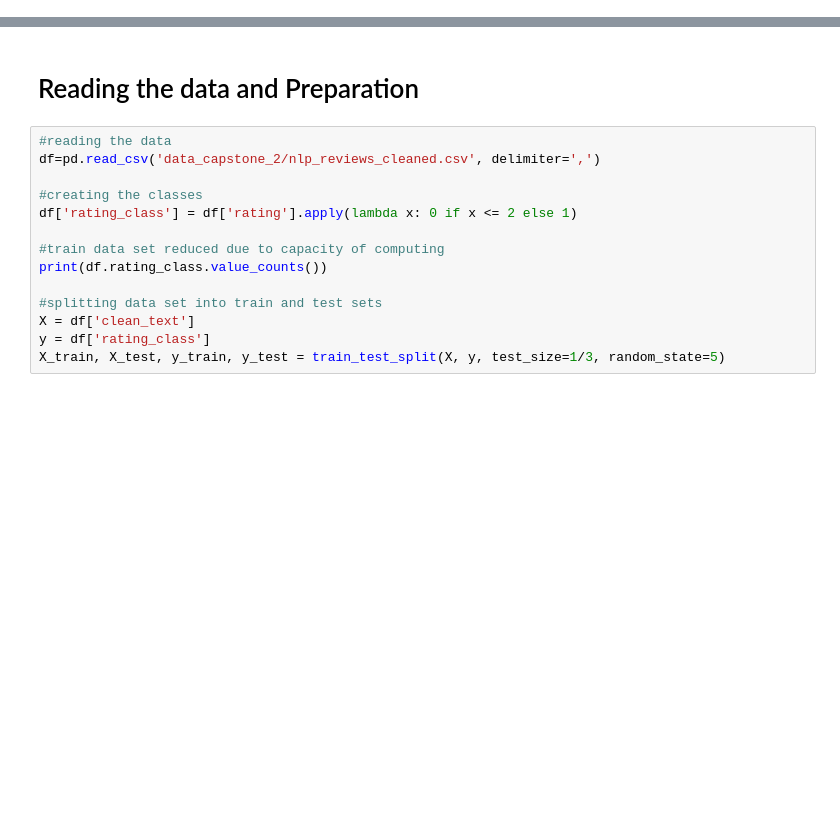
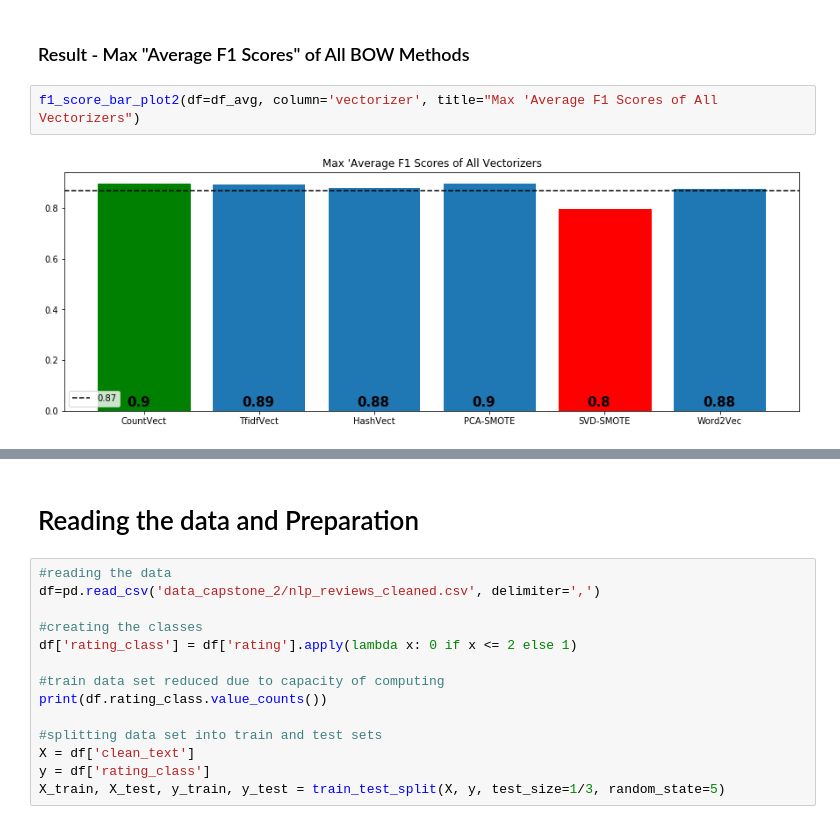
Before and after one commit to huseyin01/capstone_projects, a Jupyter notebook: capstone_project_2/03_modeling_with_machine_learning.ipynb, the cells around one changed output, grey strips where cells are left out. Drawn from its saved outputs; the diff is of its cells as text; blank space fills up the shorter version.

```diff
--- a/capstone_project_2/03_modeling_with_machine_learning.ipynb
+++ b/capstone_project_2/03_modeling_with_machine_learning.ipynb
@@ -57,0 +88,6 @@ warnings.filterwarnings('ignore')
+# %% [markdown]
+### Result - Max "Average F1 Scores" of All BOW Methods
+# %%
+f1_score_bar_plot2(df=df_avg, column='vectorizer', title="Max 'Average F1 Scores of All Vectorizers")
+# %% [output]
+[figure, added]
```
Also changed, not shown: parts of 64 cells of this notebook, 2 other files.
